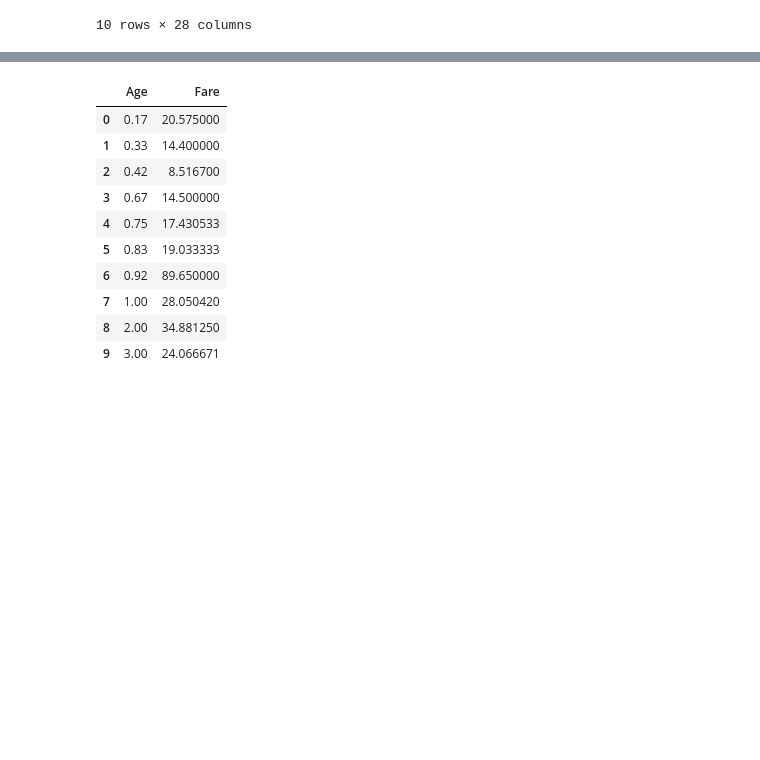
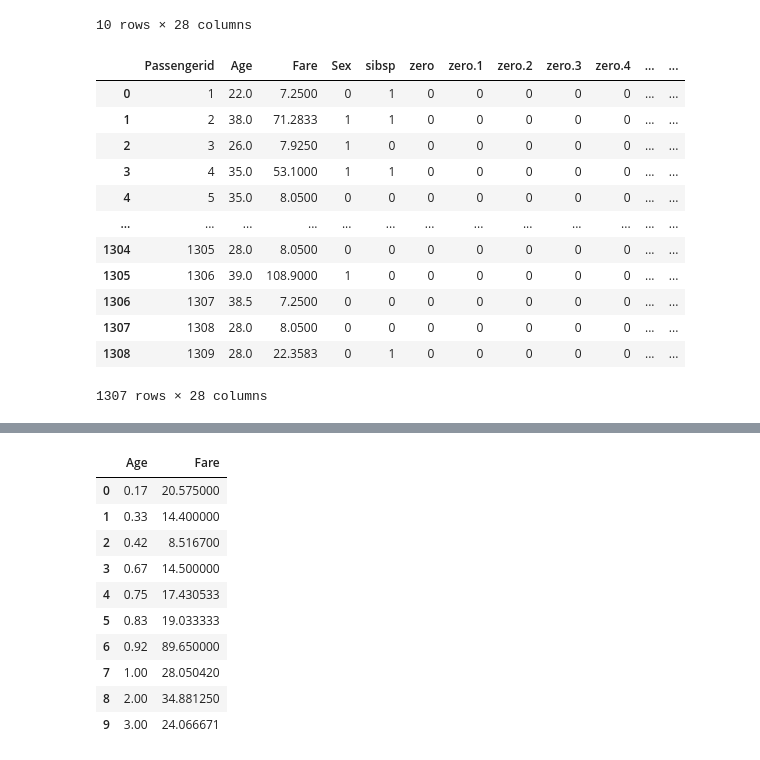
Before and after one commit to fauzan18296/Challenge-Foundations-Of-Data-Manipulation-And-Analysis, a Jupyter notebook: main.ipynb, the cells around one changed output, grey strips where cells are left out. Cells and saved outputs as stored; diff of their text form; code cells hidden in the pictures; blank space fills up the shorter version.

```diff
--- a/main.ipynb
+++ b/main.ipynb
@@ -35,3 +35,24 @@ df.head(10)
 | 8 | 9 | 27.0 | 11.1333 | 1 | 0 | 0 | 0 | 0 | 0 | 0 | ... | ... |
 | 9 | 10 | 14.0 | 30.0708 | 1 | 1 | 0 | 0 | 0 | 0 | 0 | ... | ... |
 10 rows × 28 columns
+# %%
+# Membuat data baru dengan mengcopy datanya guna
+# untuk menjaga data aslinya.
+df_new = df.copy()
+
+df_clean = df_new.dropna(subset=["Embarked"])
+df_clean
+# %% [output]
+|  | Passengerid | Age | Fare | Sex | sibsp | zero | zero.1 | zero.2 | zero.3 | zero.4 | ... | ... |
+| 0 | 1 | 22.0 | 7.2500 | 0 | 1 | 0 | 0 | 0 | 0 | 0 | ... | ... |
+| 1 | 2 | 38.0 | 71.2833 | 1 | 1 | 0 | 0 | 0 | 0 | 0 | ... | ... |
+| 2 | 3 | 26.0 | 7.9250 | 1 | 0 | 0 | 0 | 0 | 0 | 0 | ... | ... |
+| 3 | 4 | 35.0 | 53.1000 | 1 | 1 | 0 | 0 | 0 | 0 | 0 | ... | ... |
+| 4 | 5 | 35.0 | 8.0500 | 0 | 0 | 0 | 0 | 0 | 0 | 0 | ... | ... |
+| ... | ... | ... | ... | ... | ... | ... | ... | ... | ... | ... | ... | ... |
+| 1304 | 1305 | 28.0 | 8.0500 | 0 | 0 | 0 | 0 | 0 | 0 | 0 | ... | ... |
+| 1305 | 1306 | 39.0 | 108.9000 | 1 | 0 | 0 | 0 | 0 | 0 | 0 | ... | ... |
+| 1306 | 1307 | 38.5 | 7.2500 | 0 | 0 | 0 | 0 | 0 | 0 | 0 | ... | ... |
+| 1307 | 1308 | 28.0 | 8.0500 | 0 | 0 | 0 | 0 | 0 | 0 | 0 | ... | ... |
+| 1308 | 1309 | 28.0 | 22.3583 | 0 | 1 | 0 | 0 | 0 | 0 | 0 | ... | ... |
+1307 rows × 28 columns
```
Also changed, not shown: parts of 3 cells of this notebook.
